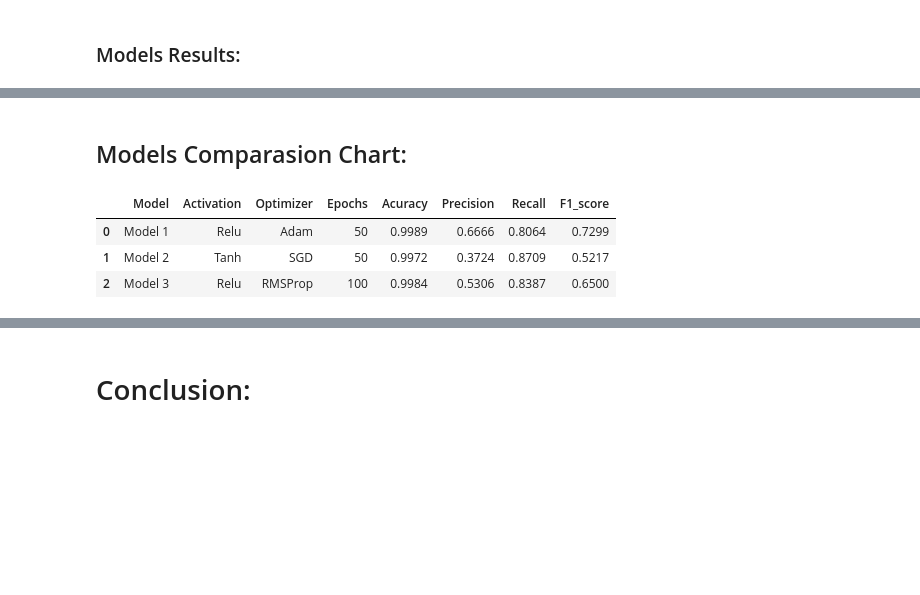
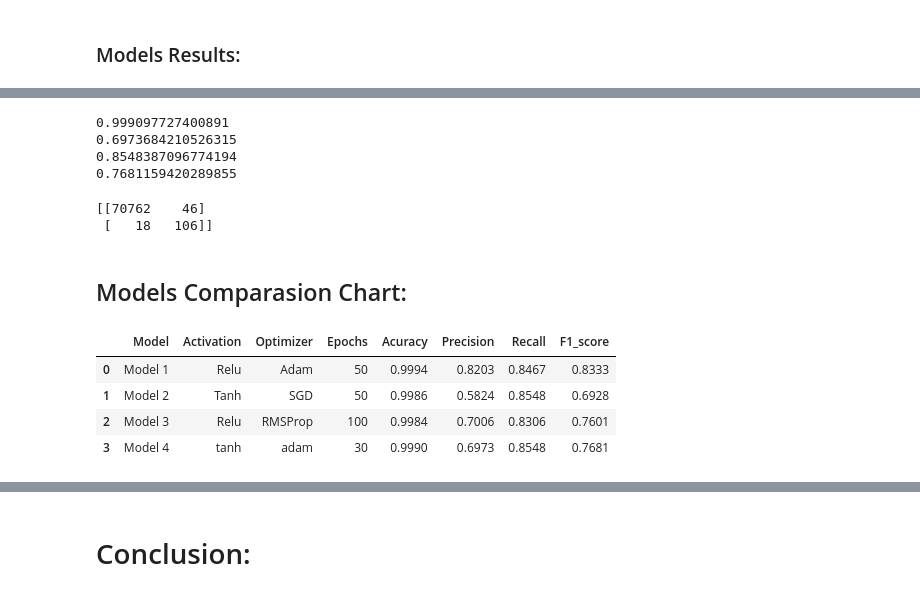
Before and after one commit to Khuzaima-Coding/Deep-Learning-Assignments, a Jupyter notebook: ANN_credit_card_Assignment.ipynb, the cells around one changed output, grey strips where cells are left out. Cells and saved outputs as stored; diff of their text form; code cells hidden in the pictures; blank space fills up the shorter version.

```diff
--- a/ANN_credit_card_Assignment.ipynb
+++ b/ANN_credit_card_Assignment.ipynb
@@ -408,9 +495,26 @@ print(confusion_matrix3_100)
+# %%
+#Model 4
+print(accuracy4)
+print(precision4)
+print(recall4)
+print(f1_4)
+# %% [output]
+0.999097727400891
+0.6973684210526315
+0.8548387096774194
+0.7681159420289855
+# %%
+print(confusion_matrix4)
+# %% [output]
+[[70762    46]
+ [   18   106]]
 # %% [markdown]
 ## Models Comparasion Chart:
 # %%
-pd.DataFrame({"Model":["Model 1","Model 2","Model 3"],"Activation":["Relu","Tanh","Relu"],"Optimizer":["Adam","SGD","RMSProp"],"Epochs":[50,50,100],"Acuracy":[0.9989,0.9972,0.9984],"Precision":[0.6666,0.3724,0.5306],"Recall":[0.8064,0.8709,0.8387],"F1_score":[0.7299,0.5217,0.65]})
+pd.DataFrame({"Model":["Model 1","Model 2","Model 3","Model 4"],"Activation":["Relu","Tanh","Relu","tanh"],"Optimizer":["Adam","SGD","RMSProp","adam"],"Epochs":[50,50,100,30],"Acuracy":[0.9994,0.9986,0.9984,0.9990],"Precision":[0.8203,0.5824,0.7006,0.6973],"Recall":[0.8467,0.8548,0.8306,0.8548],"F1_score":[0.8333,0.6928,0.7601,0.7681]})
 # %% [output]
 |  | Model | Activation | Optimizer | Epochs | Acuracy | Precision | Recall | F1_score |
-| 0 | Model 1 | Relu | Adam | 50 | 0.9989 | 0.6666 | 0.8064 | 0.7299 |
-| 1 | Model 2 | Tanh | SGD | 50 | 0.9972 | 0.3724 | 0.8709 | 0.5217 |
-| 2 | Model 3 | Relu | RMSProp | 100 | 0.9984 | 0.5306 | 0.8387 | 0.6500 |
+| 0 | Model 1 | Relu | Adam | 50 | 0.9994 | 0.8203 | 0.8467 | 0.8333 |
+| 1 | Model 2 | Tanh | SGD | 50 | 0.9986 | 0.5824 | 0.8548 | 0.6928 |
+| 2 | Model 3 | Relu | RMSProp | 100 | 0.9984 | 0.7006 | 0.8306 | 0.7601 |
+| 3 | Model 4 | tanh | adam | 30 | 0.9990 | 0.6973 | 0.8548 | 0.7681 |
```
Also changed, not shown: parts of 24 cells of this notebook.
